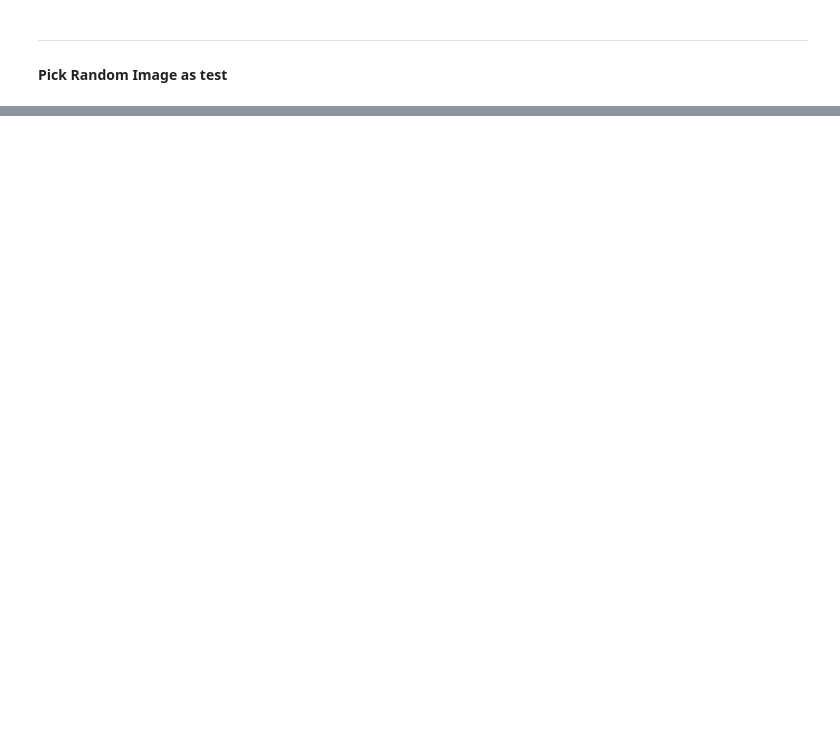
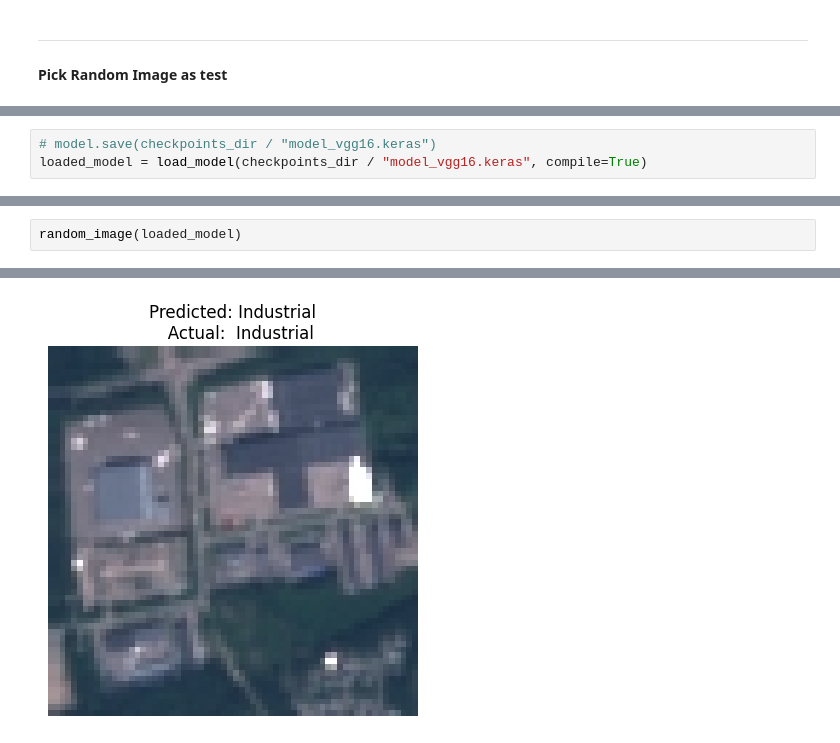
Before and after one commit to nhahub/NHA-077, a Jupyter notebook: Ready_Models/VGG16_Model.ipynb, the cells around one changed output, grey strips where cells are left out. Saved outputs shown, nothing was run; the diff lists cells and outputs as text; blank space fills up the shorter version.

```diff
--- a/Ready_Models/VGG16_Model.ipynb
+++ b/Ready_Models/VGG16_Model.ipynb
@@ -514,0 +502,3 @@ plt.show()
+# %%
+# model.save(checkpoints_dir / "model_vgg16.keras")
+loaded_model = load_model(checkpoints_dir / "model_vgg16.keras", compile=True)
@@ -514,0 +530,3 @@ plt.show()
+# %%
+random_image(loaded_model)
+# %% [output]
@@ -514,0 +534 @@ plt.show()
+[figure, added]
```
Also changed, not shown: parts of 34 cells of this notebook, 3 other files.
